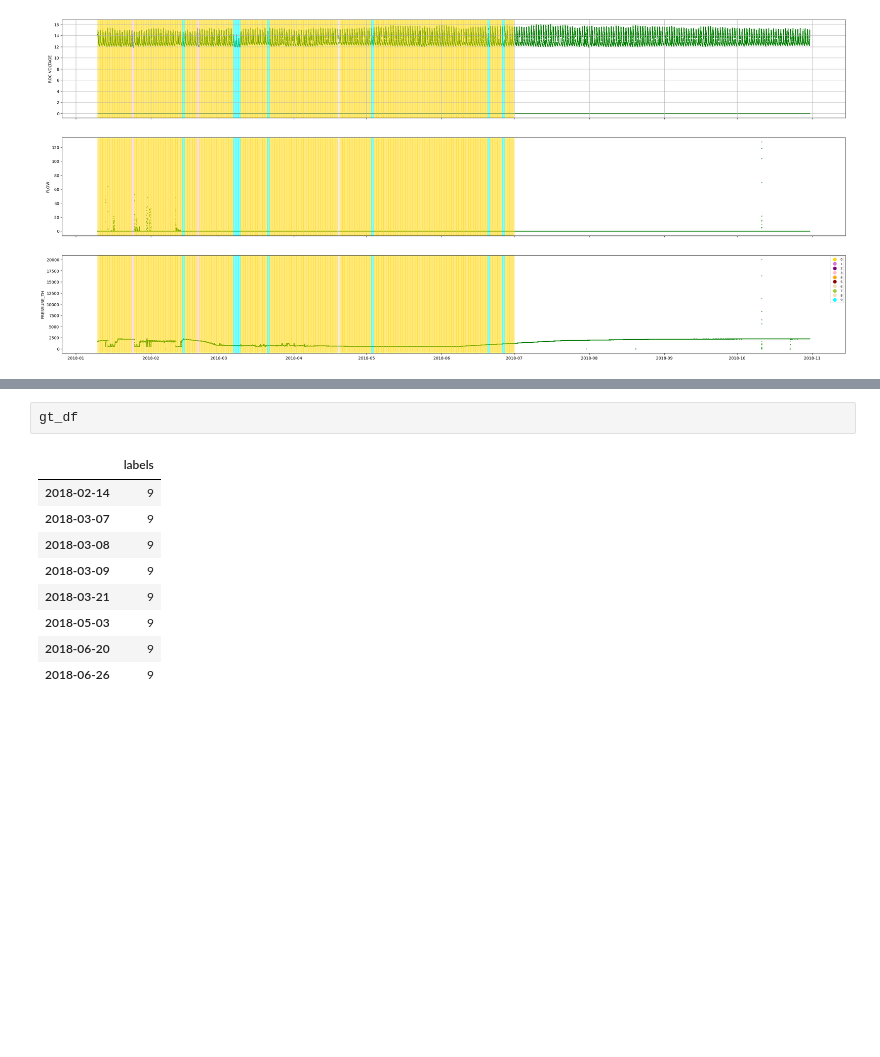
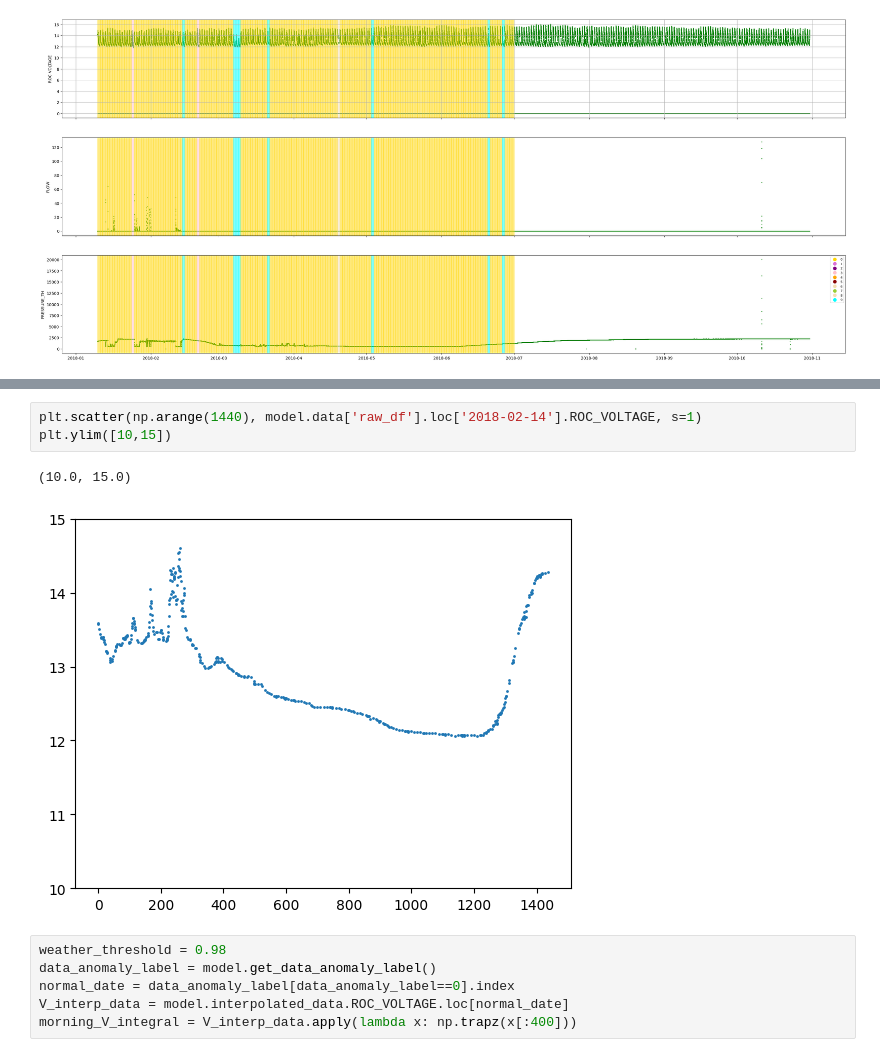
Before and after one commit to HarryLe95/Consilium_ROC_HOANG, a Jupyter notebook: app/BayesianLabel_Example copy.ipynb, the cells around one changed output, grey strips where cells are left out. Cells and saved outputs as stored; diff of their text form; blank space fills up the shorter version.

```diff
--- a/app/BayesianLabel_Example copy.ipynb
+++ b/app/BayesianLabel_Example copy.ipynb
@@ -62,12 +75,12 @@ gt_df = gt_df[gt_df.labels==9]
-# %%
-gt_df
-# %% [output]
-|  | labels |
-| 2018-02-14 | 9 |
-| 2018-03-07 | 9 |
-| 2018-03-08 | 9 |
-| 2018-03-09 | 9 |
-| 2018-03-21 | 9 |
-| 2018-05-03 | 9 |
-| 2018-06-20 | 9 |
-| 2018-06-26 | 9 |
+# %%
+plt.scatter(np.arange(1440), model.data['raw_df'].loc['2018-02-14'].ROC_VOLTAGE, s=1)
+plt.ylim([10,15])
+# %% [output]
+(10.0, 15.0)
+[figure, added]
+# %%
+weather_threshold = 0.98
+data_anomaly_label = model.get_data_anomaly_label()
+normal_date = data_anomaly_label[data_anomaly_label==0].index
+V_interp_data = model.interpolated_data.ROC_VOLTAGE.loc[normal_date]
+morning_V_integral = V_interp_data.apply(lambda x: np.trapz(x[:400]))
```
Also changed, not shown: parts of 6 cells of this notebook, 1 other file.
